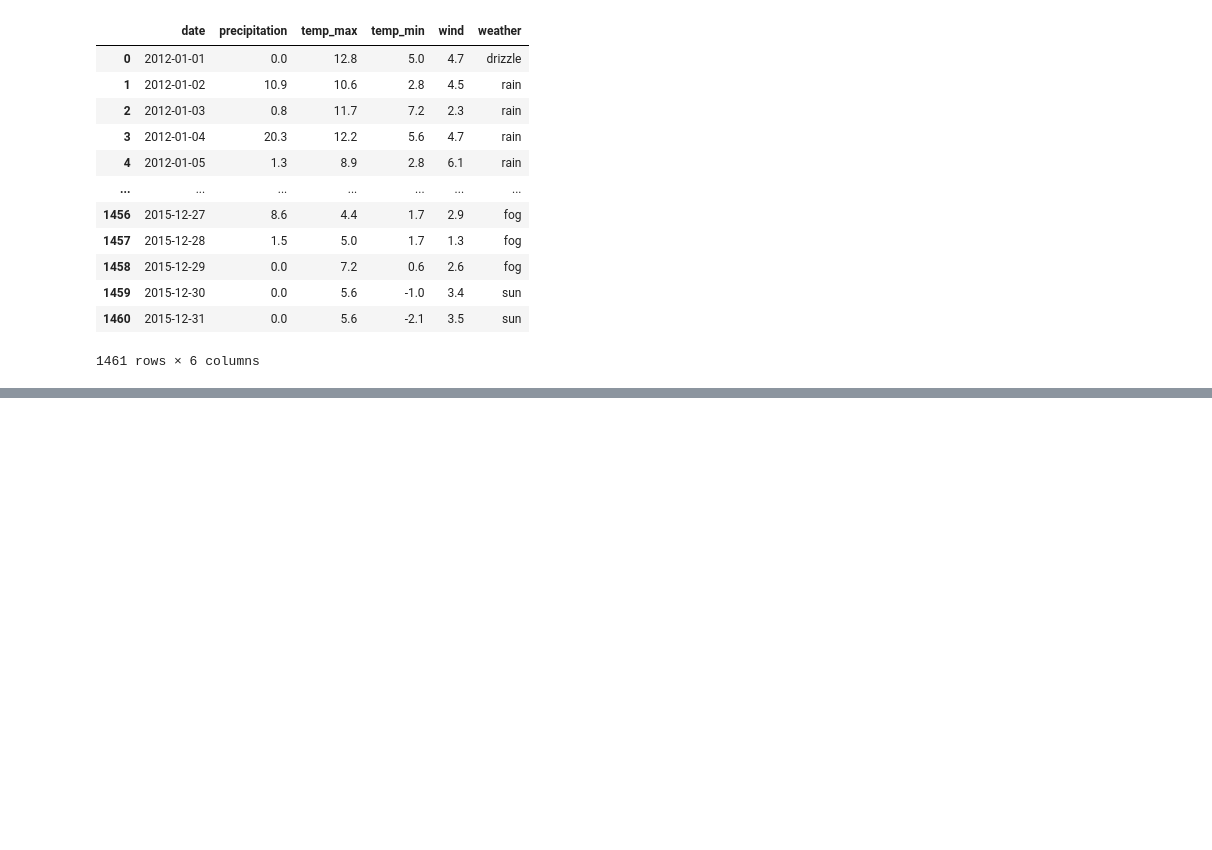
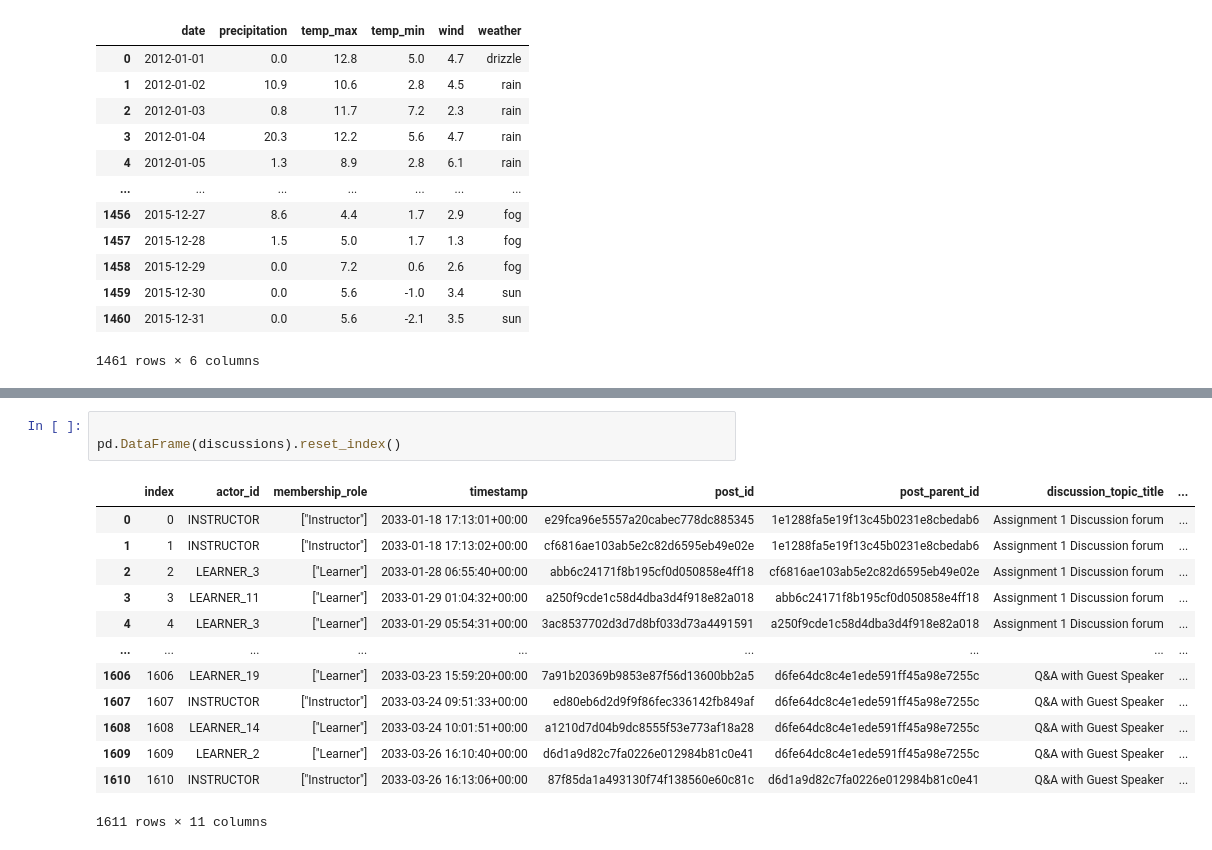
Before and after one commit to srfrew/2023-11-04_hack-la-2023, a Jupyter notebook: srfrew_eda.ipynb, the cells around one changed output, grey strips where cells are left out. Cells and saved outputs as stored; diff of their text form; blank space fills up the shorter version.

```diff
--- a/srfrew_eda.ipynb
+++ b/srfrew_eda.ipynb
@@ -279,0 +228,17 @@ alt.Chart(source).mark_point(size=size**2, shape=hexagon).encode(
+# %%
+
+pd.DataFrame(discussions).reset_index()
+# %% [output]
+|  | index | actor_id | membership_role | timestamp | post_id | post_parent_id | discussion_topic_title | ... |
+| 0 | 0 | INSTRUCTOR | ["Instructor"] | 2033-01-18 17:13:01+00:00 | e29fca96e5557a20cabec778dc885345 | 1e1288fa5e19f13c45b0231e8cbedab6 | Assignment 1 Discussion forum | ... |
+| 1 | 1 | INSTRUCTOR | ["Instructor"] | 2033-01-18 17:13:02+00:00 | cf6816ae103ab5e2c82d6595eb49e02e | 1e1288fa5e19f13c45b0231e8cbedab6 | Assignment 1 Discussion forum | ... |
+| 2 | 2 | LEARNER_3 | ["Learner"] | 2033-01-28 06:55:40+00:00 | abb6c24171f8b195cf0d050858e4ff18 | cf6816ae103ab5e2c82d6595eb49e02e | Assignment 1 Discussion forum | ... |
+| 3 | 3 | LEARNER_11 | ["Learner"] | 2033-01-29 01:04:32+00:00 | a250f9cde1c58d4dba3d4f918e82a018 | abb6c24171f8b195cf0d050858e4ff18 | Assignment 1 Discussion forum | ... |
+| 4 | 4 | LEARNER_3 | ["Learner"] | 2033-01-29 05:54:31+00:00 | 3ac8537702d3d7d8bf033d73a4491591 | a250f9cde1c58d4dba3d4f918e82a018 | Assignment 1 Discussion forum | ... |
+| ... | ... | ... | ... | ... | ... | ... | ... | ... |
+| 1606 | 1606 | LEARNER_19 | ["Learner"] | 2033-03-23 15:59:20+00:00 | 7a91b20369b9853e87f56d13600bb2a5 | d6fe64dc8c4e1ede591ff45a98e7255c | Q&A with Guest Speaker | ... |
+| 1607 | 1607 | INSTRUCTOR | ["Instructor"] | 2033-03-24 09:51:33+00:00 | ed80eb6d2d9f9f86fec336142fb849af | d6fe64dc8c4e1ede591ff45a98e7255c | Q&A with Guest Speaker | ... |
+| 1608 | 1608 | LEARNER_14 | ["Learner"] | 2033-03-24 10:01:51+00:00 | a1210d7d04b9dc8555f53e773af18a28 | d6fe64dc8c4e1ede591ff45a98e7255c | Q&A with Guest Speaker | ... |
+| 1609 | 1609 | LEARNER_2 | ["Learner"] | 2033-03-26 16:10:40+00:00 | d6d1a9d82c7fa0226e012984b81c0e41 | d6fe64dc8c4e1ede591ff45a98e7255c | Q&A with Guest Speaker | ... |
+| 1610 | 1610 | INSTRUCTOR | ["Instructor"] | 2033-03-26 16:13:06+00:00 | 87f85da1a493130f74f138560e60c81c | d6d1a9d82c7fa0226e012984b81c0e41 | Q&A with Guest Speaker | ... |
+1611 rows × 11 columns
```
Also changed, not shown: parts of 6 cells of this notebook, 1 other file.
